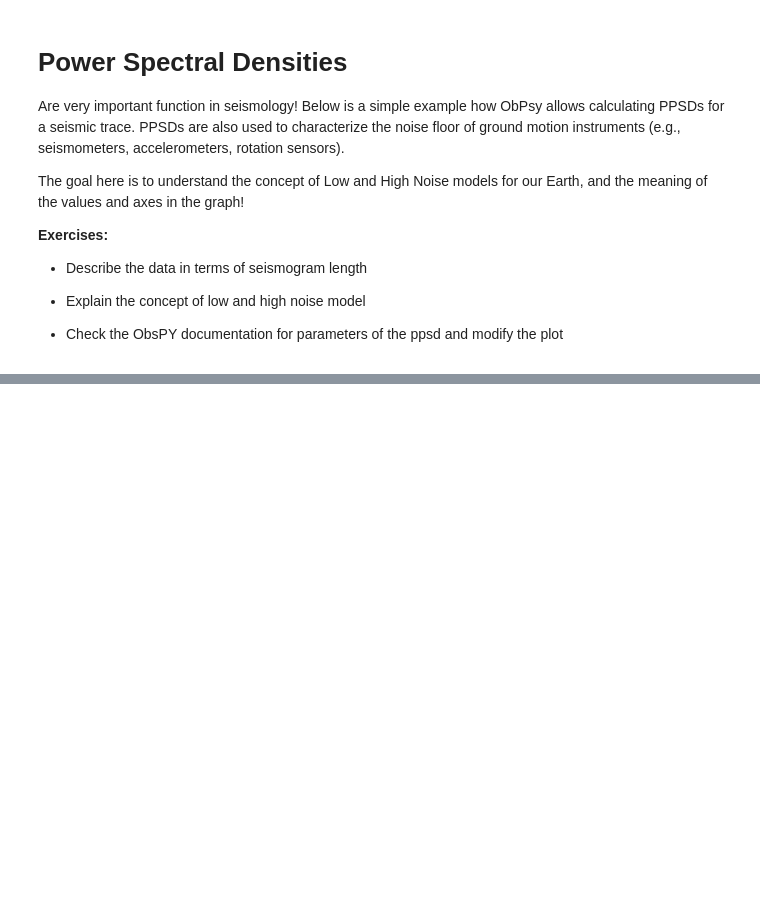
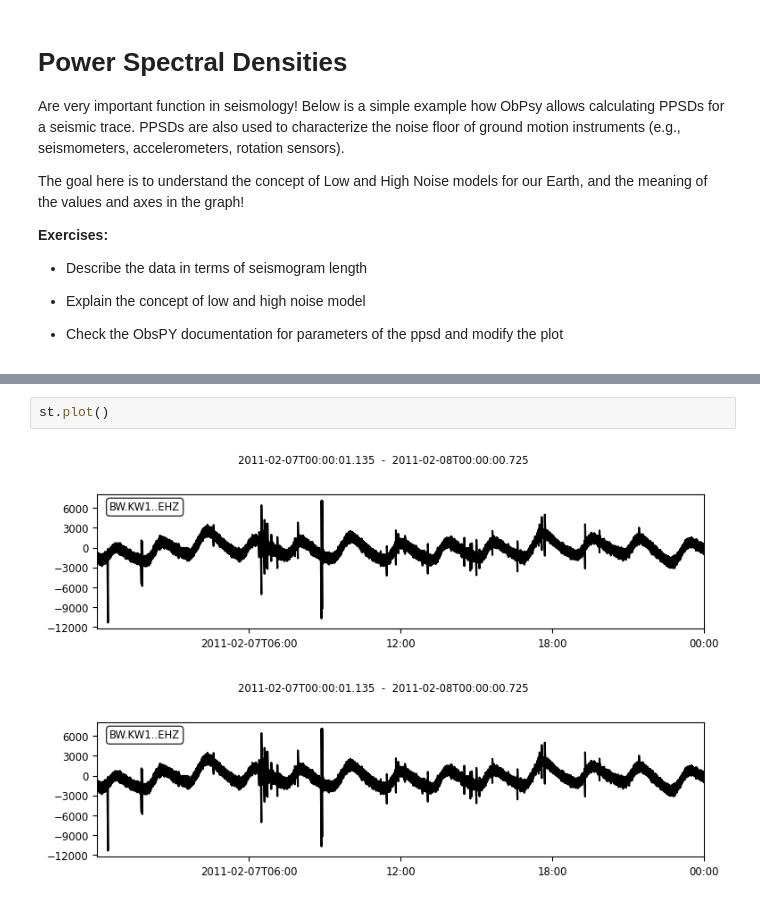
Before and after one commit to heinerigel/GeophysicalDataAnalysis, a Jupyter notebook: Part-2/Notebooks/05_PowerSpectralDensity.ipynb, the cells around one changed output, grey strips where cells are left out. Cells and saved outputs as stored; diff of their text form; blank space fills up the shorter version.

```diff
--- a/Part-2/Notebooks/05_PowerSpectralDensity.ipynb
+++ b/Part-2/Notebooks/05_PowerSpectralDensity.ipynb
@@ -31,0 +37,5 @@ ppsd.plot()
+# %%
+st.plot()
+# %% [output]
+[figure, added]
+[figure, added]
```
Also changed, not shown: parts of 2 cells of this notebook, 4 other files.
